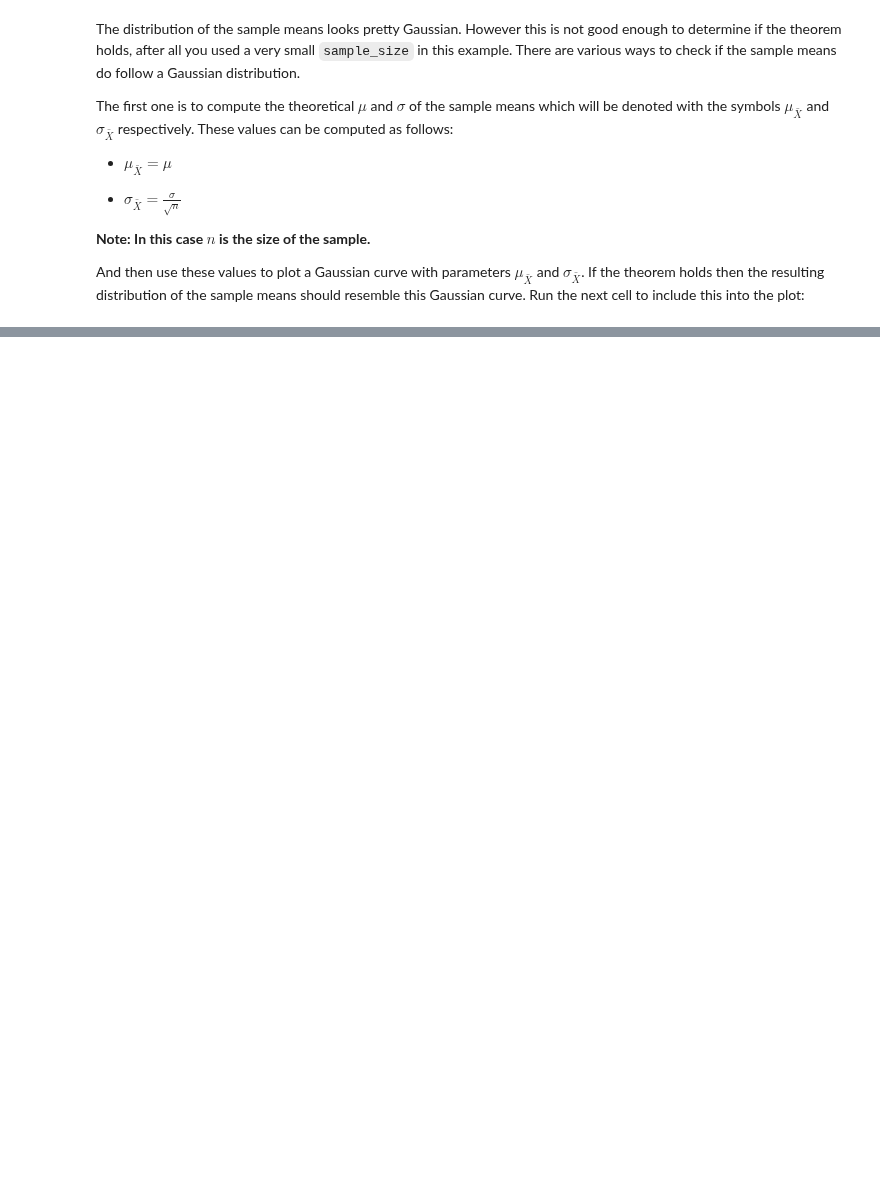
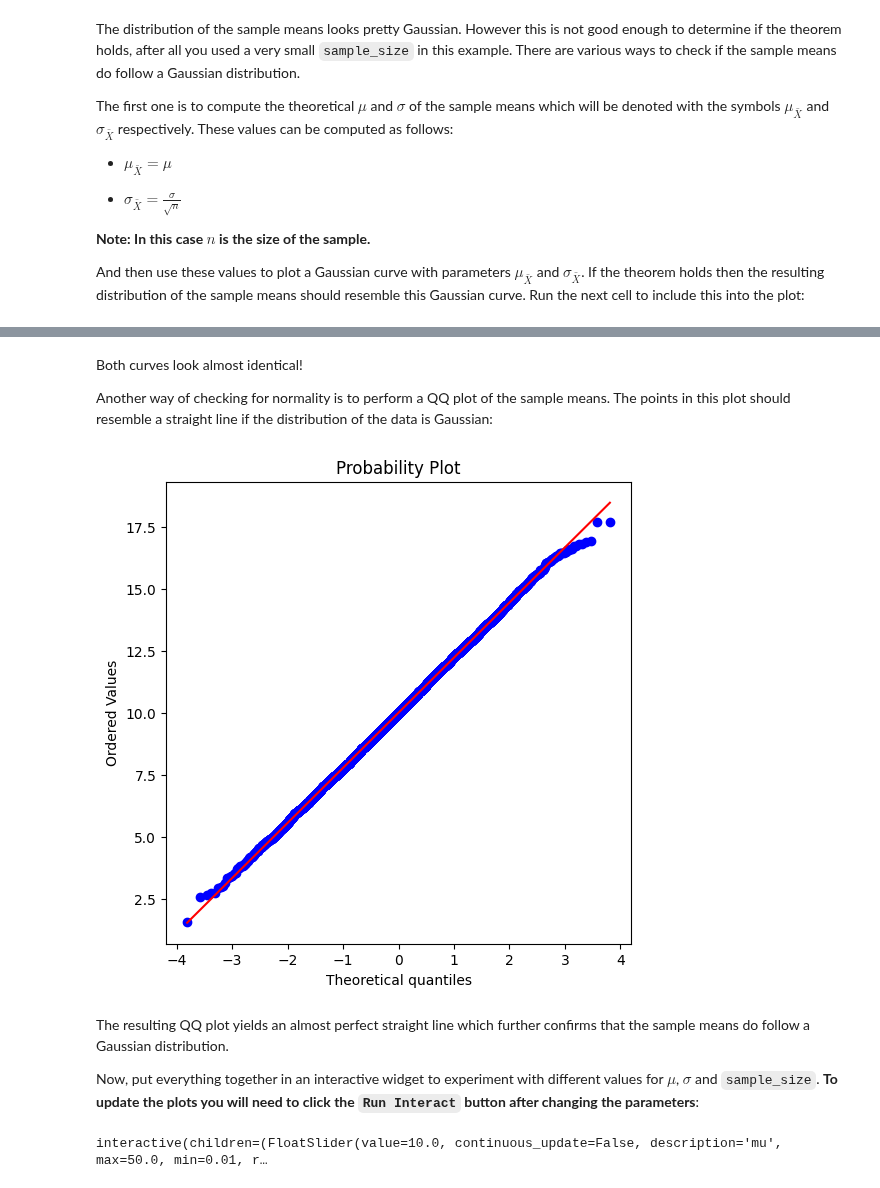
Before and after one commit to rahiakela/mathematics-for-machine-learning, a Jupyter notebook: mathematics-for-machine-learning-and-data-science-specialization/03-probability-and-statistics/week3-sampling-and-point-estimation/lab_central_limit_theorem.ipynb, the cells around one changed output, grey strips where cells are left out. Cells and saved outputs as stored; diff of their text form; code cells hidden in the pictures; blank space fills up the shorter version.

```diff
--- a/mathematics-for-machine-learning-and-data-science-specialization/03-probability-and-statistics/week3-sampling-and-point-estimation/lab_central_limit_theorem.ipynb
+++ b/mathematics-for-machine-learning-and-data-science-specialization/03-probability-and-statistics/week3-sampling-and-point-estimation/lab_central_limit_theorem.ipynb
@@ -106,0 +157,19 @@ And then use these values to plot a Gaussian curve with parameters $\mu_{\bar{X}
+# %% [markdown]
+Both curves look almost identical!
+
+Another way of checking for normality is to perform a QQ plot of the sample means. The points in this plot should resemble a straight line if the distribution of the data is Gaussian:
+# %%
+# Create the QQ plot
+fig, ax = plt.subplots(figsize=(6, 6))
+res = stats.probplot(gaussian_sample_means, plot=ax, fit=True)
+plt.show()
+# %% [output]
+[figure, added]
+# %% [markdown]
+The resulting QQ plot yields an almost perfect straight line which further confirms that the sample means do follow a Gaussian distribution.
+
+Now, put everything together in an interactive widget to experiment with different values for $\mu$, $\sigma$ and `sample_size`. **To update the plots you will need to click the `Run Interact` button after changing the parameters**:
+# %%
+utils.gaussian_clt()
+# %% [output]
+interactive(children=(FloatSlider(value=10.0, continuous_update=False, description='mu', max=50.0, min=0.01, r…
```
Also changed, not shown: parts of 8 cells of this notebook.
